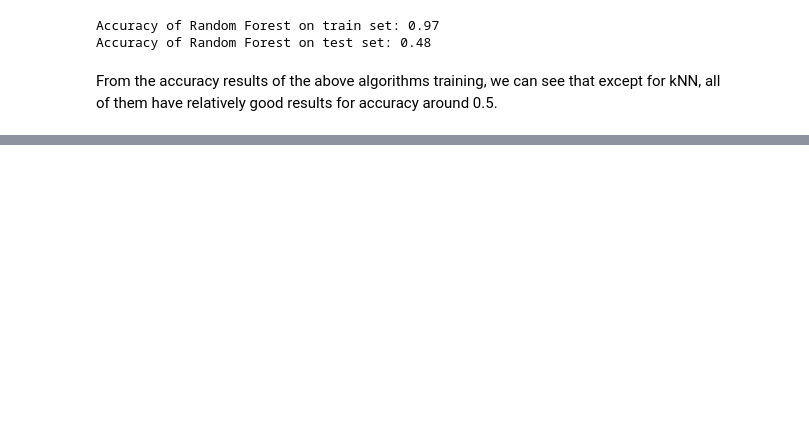
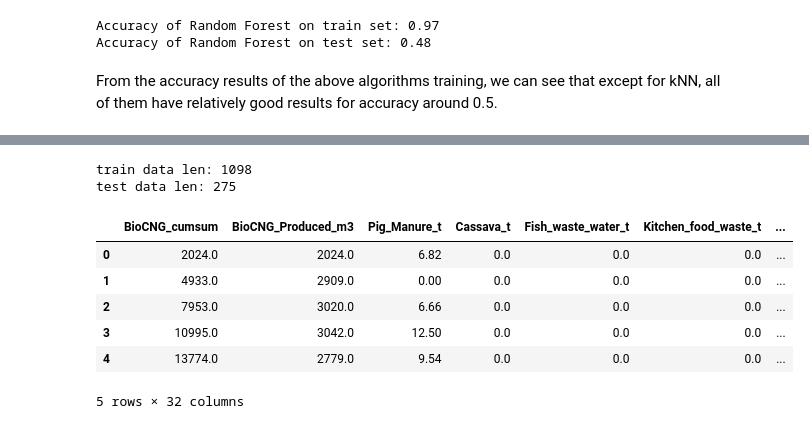
Before and after one commit to Victoria3467/BioDigest, a Jupyter notebook: Hainan/Hainan_toymodel.ipynb, the cells around one changed output, grey strips where cells are left out. Cells and saved outputs as stored; diff of their text form; code cells hidden in the pictures; blank space fills up the shorter version.

```diff
--- a/Hainan/Hainan_toymodel.ipynb
+++ b/Hainan/Hainan_toymodel.ipynb
@@ -359,0 +253,5 @@ From the accuracy results of the above algorithms training, we can see that exce
+# %%
+for col in hainan.columns[2:]:
+    hainan['1/'+col] = 1/(hainan[col])
+hainan.head()
+hainan.columns
@@ -359,0 +271,16 @@ From the accuracy results of the above algorithms training, we can see that exce
+# %%
+hainan.replace(float('inf'), float(0), inplace = True);
+hainan_train, hainan_test = train_test_split(hainan, test_size=0.2)
+print('train data len:',len(hainan_train))
+print('test data len:',len(hainan_test))
+hainan.head()
+# %% [output]
+train data len: 1098
+test data len: 275
+|  | BioCNG_cumsum | BioCNG_Produced_m3 | Pig_Manure_t | Cassava_t | Fish_waste_water_t | Kitchen_food_waste_t | ... |
+| 0 | 2024.0 | 2024.0 | 6.82 | 0.0 | 0.0 | 0.0 | ... |
+| 1 | 4933.0 | 2909.0 | 0.00 | 0.0 | 0.0 | 0.0 | ... |
+| 2 | 7953.0 | 3020.0 | 6.66 | 0.0 | 0.0 | 0.0 | ... |
+| 3 | 10995.0 | 3042.0 | 12.50 | 0.0 | 0.0 | 0.0 | ... |
+| 4 | 13774.0 | 2779.0 | 9.54 | 0.0 | 0.0 | 0.0 | ... |
+5 rows × 32 columns
```
Also changed, not shown: parts of 30 cells of this notebook.
